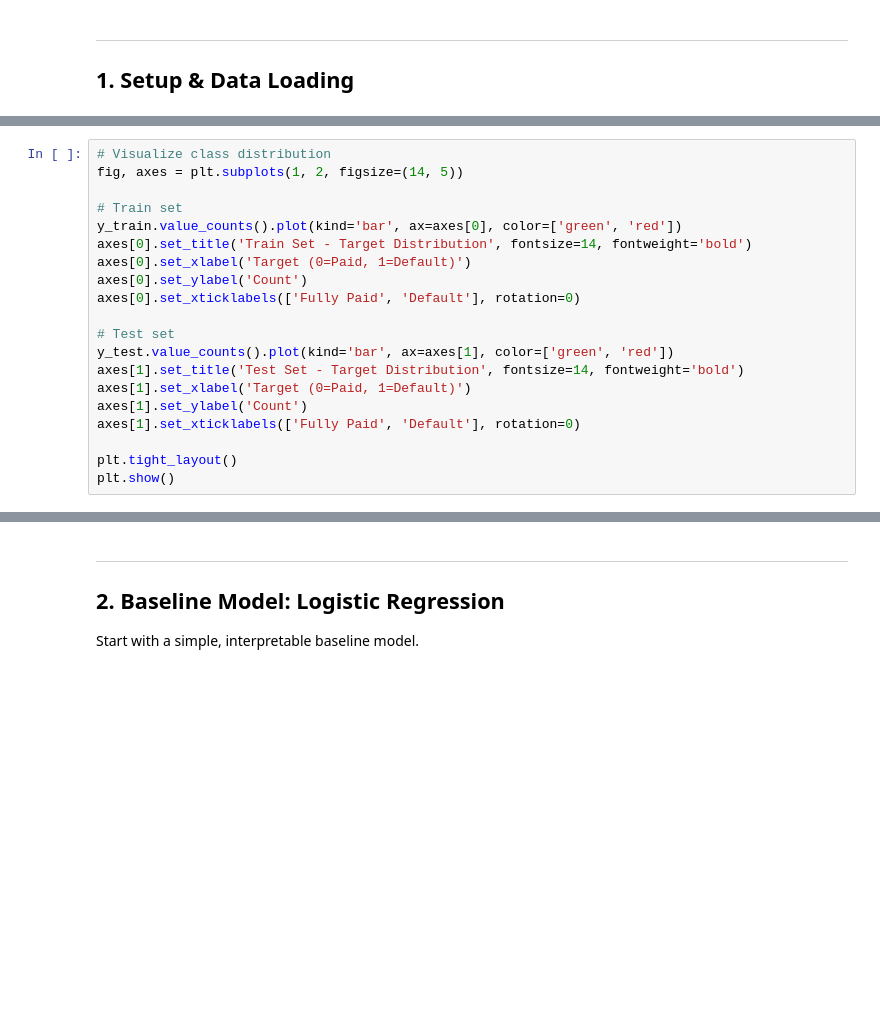
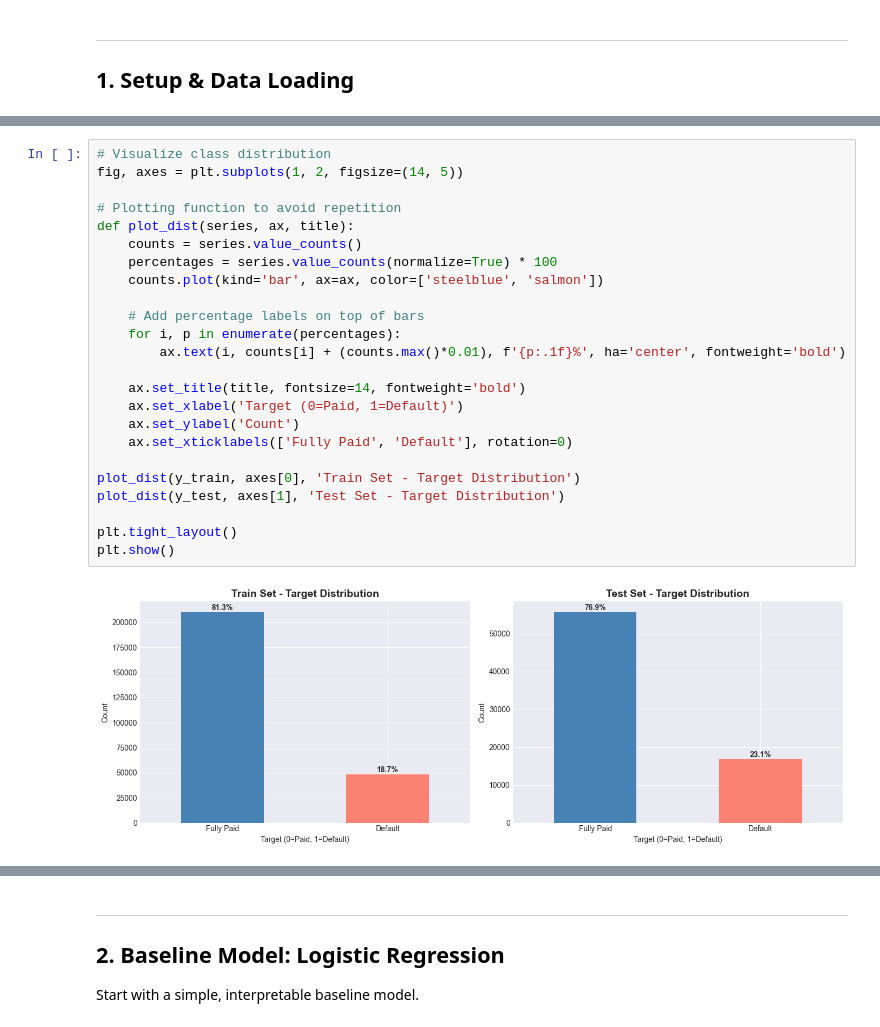
Before and after one commit to federico1809/credit-risk-modeling, a Jupyter notebook: notebooks/03_model_training.ipynb, the cells around one changed output, grey strips where cells are left out. Drawn from its saved outputs; the diff is of its cells as text; blank space fills up the shorter version.

Commit message:
Complete model training with leakage prevention

```diff
--- a/notebooks/03_model_training.ipynb
+++ b/notebooks/03_model_training.ipynb
@@ -100,20 +122,26 @@ print(f"\nClass imbalance ratio: {(1-y_train.mean())/y_train.mean():.1f}:1")
-# %%
-# Visualize class distribution
-fig, axes = plt.subplots(1, 2, figsize=(14, 5))
-
-# Train set
-y_train.value_counts().plot(kind='bar', ax=axes[0], color=['green', 'red'])
-axes[0].set_title('Train Set - Target Distribution', fontsize=14, fontweight='bold')
-axes[0].set_xlabel('Target (0=Paid, 1=Default)')
-axes[0].set_ylabel('Count')
-axes[0].set_xticklabels(['Fully Paid', 'Default'], rotation=0)
-
-# Test set
-y_test.value_counts().plot(kind='bar', ax=axes[1], color=['green', 'red'])
-axes[1].set_title('Test Set - Target Distribution', fontsize=14, fontweight='bold')
-axes[1].set_xlabel('Target (0=Paid, 1=Default)')
-axes[1].set_ylabel('Count')
-axes[1].set_xticklabels(['Fully Paid', 'Default'], rotation=0)
-
-plt.tight_layout()
-plt.show()
+# %%
+# Visualize class distribution
+fig, axes = plt.subplots(1, 2, figsize=(14, 5))
+
+# Plotting function to avoid repetition
+def plot_dist(series, ax, title):
+    counts = series.value_counts()
+    percentages = series.value_counts(normalize=True) * 100
+    counts.plot(kind='bar', ax=ax, color=['steelblue', 'salmon'])
+
+    # Add percentage labels on top of bars
+    for i, p in enumerate(percentages):
+        ax.text(i, counts[i] + (counts.max()*0.01), f'{p:.1f}%', ha='center', fontweight='bold')
+
+    ax.set_title(title, fontsize=14, fontweight='bold')
+    ax.set_xlabel('Target (0=Paid, 1=Default)')
+    ax.set_ylabel('Count')
+    ax.set_xticklabels(['Fully Paid', 'Default'], rotation=0)
+
+plot_dist(y_train, axes[0], 'Train Set - Target Distribution')
+plot_dist(y_test, axes[1], 'Test Set - Target Distribution')
+
+plt.tight_layout()
+plt.show()
+# %% [output]
+[figure, added]
```
Also changed, not shown: parts of 25 cells of this notebook, 1 other file.
